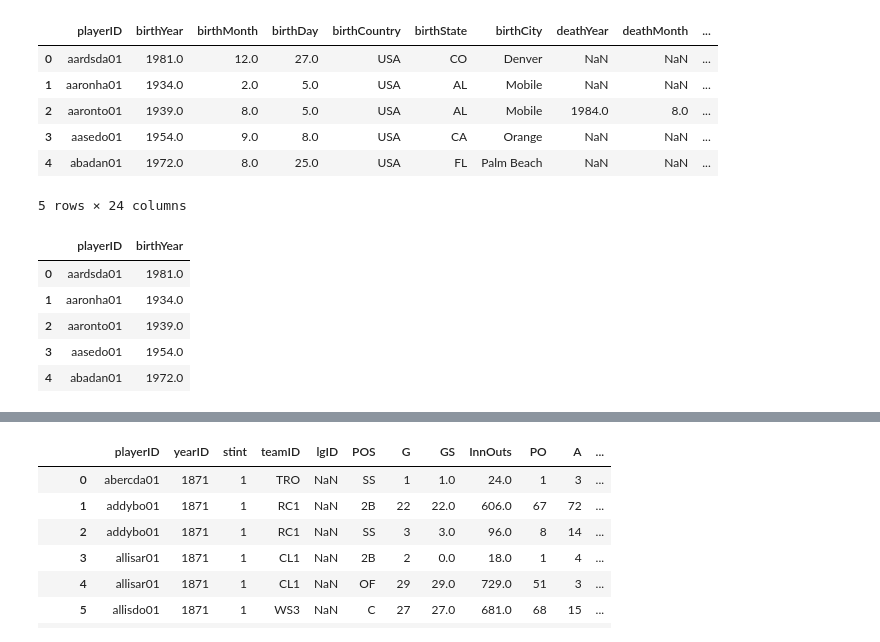
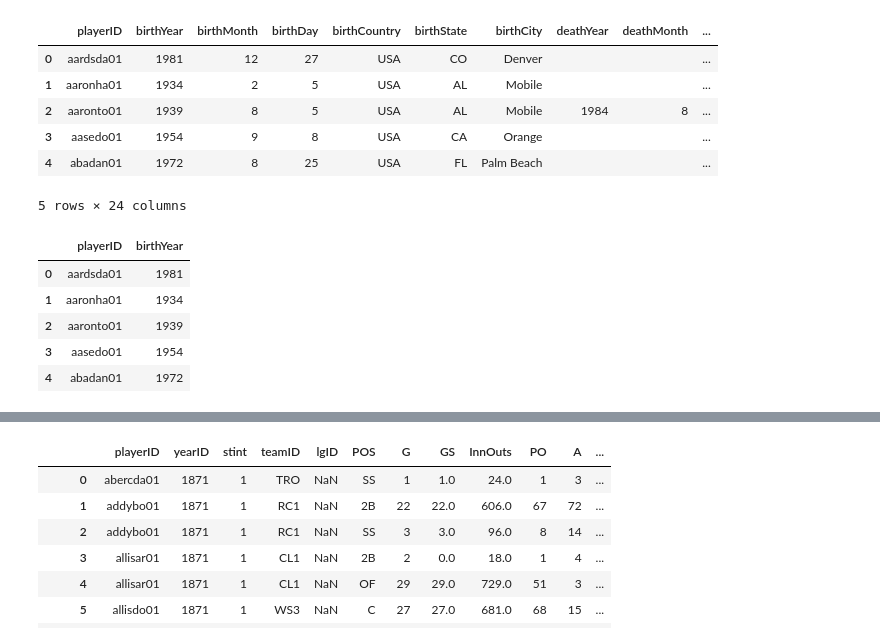
Before and after one commit to romancollins30/Baseball-Project1, a Jupyter notebook: data_exploration.ipynb, the cells around one changed output, grey strips where cells are left out. Saved outputs shown, nothing was run; the diff lists cells and outputs as text; code cells hidden in the pictures.

```diff
--- a/data_exploration.ipynb
+++ b/data_exploration.ipynb
@@ -7,7 +7,7 @@ import pymysql
 pymysql.install_as_MySQLdb()
 # %%
 # Create Engine and Pass in MySQL Connection
-engine = create_engine("mysql://root@localhost/baseball_db")
-#not done with the connections****
+engine = create_engine("mysql://root:June-17-94@localhost/baseball_db")
+conn = engine.connect()
 # %%
 #loading batting file
@@ -41,15 +51,15 @@ dfplayer.head()
 # %%
 #loading player info dataset
-file = "baseball data/baseballdatabank-2019.2/core/People.csv"
-persondf = pd.read_csv(file)
+#file = "baseball data/baseballdatabank-2019.2/core/People.csv"
+persondf = pd.read_sql("SELECT * FROM people",conn)
 persondf.head()
 # %% [output]
 |  | playerID | birthYear | birthMonth | birthDay | birthCountry | birthState | birthCity | deathYear | deathMonth | ... |
-| 0 | aardsda01 | 1981.0 | 12.0 | 27.0 | USA | CO | Denver | NaN | NaN | ... |
-| 1 | aaronha01 | 1934.0 | 2.0 | 5.0 | USA | AL | Mobile | NaN | NaN | ... |
-| 2 | aaronto01 | 1939.0 | 8.0 | 5.0 | USA | AL | Mobile | 1984.0 | 8.0 | ... |
-| 3 | aasedo01 | 1954.0 | 9.0 | 8.0 | USA | CA | Orange | NaN | NaN | ... |
-| 4 | abadan01 | 1972.0 | 8.0 | 25.0 | USA | FL | Palm Beach | NaN | NaN | ... |
+| 0 | aardsda01 | 1981 | 12 | 27 | USA | CO | Denver |  |  | ... |
+| 1 | aaronha01 | 1934 | 2 | 5 | USA | AL | Mobile |  |  | ... |
+| 2 | aaronto01 | 1939 | 8 | 5 | USA | AL | Mobile | 1984 | 8 | ... |
+| 3 | aasedo01 | 1954 | 9 | 8 | USA | CA | Orange |  |  | ... |
+| 4 | abadan01 | 1972 | 8 | 25 | USA | FL | Palm Beach |  |  | ... |
 5 rows × 24 columns
 # %%
 #grabbing birthyear from player info dataset
@@ -57,11 +67,11 @@ persondf = persondf[['playerID','birthYear']]
 persondf.head()
 # %% [output]
 |  | playerID | birthYear |
-| 0 | aardsda01 | 1981.0 |
-| 1 | aaronha01 | 1934.0 |
-| 2 | aaronto01 | 1939.0 |
-| 3 | aasedo01 | 1954.0 |
-| 4 | abadan01 | 1972.0 |
+| 0 | aardsda01 | 1981 |
+| 1 | aaronha01 | 1934 |
+| 2 | aaronto01 | 1939 |
+| 3 | aasedo01 | 1954 |
+| 4 | abadan01 | 1972 |
 # %%
 #checking datatype of playerID column
 statdf.playerID
```
Also changed, not shown: parts of 9 cells of this notebook.
